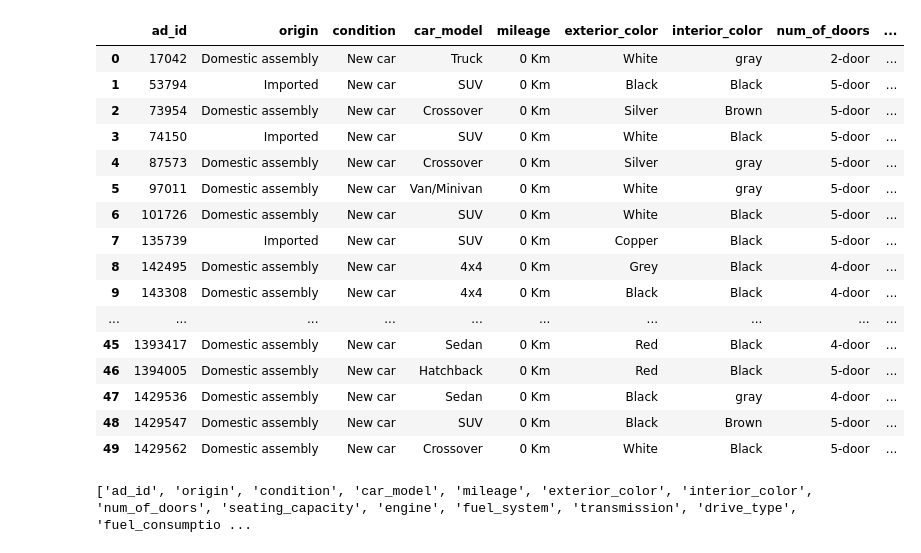
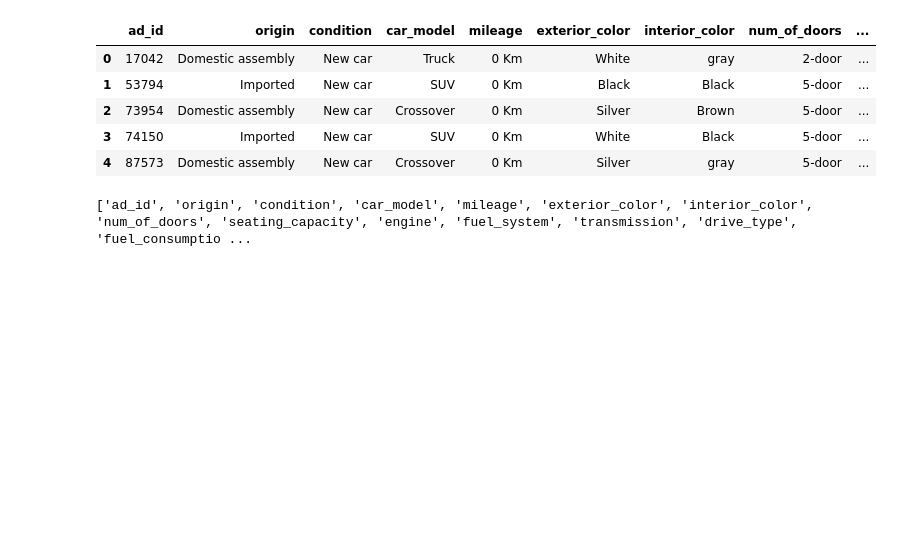
Before and after one commit to Rimanshuu/7008_Data_Vis_Repo, a Jupyter notebook: Assignment1_7008_T2_25.ipynb, the cells around one changed output. Cells and saved outputs as stored; diff of their text form; code cells hidden in the pictures; blank space fills up the shorter version.

```diff
--- a/Assignment1_7008_T2_25.ipynb
+++ b/Assignment1_7008_T2_25.ipynb
@@ -9,25 +9,14 @@ seller_data = pd.read_csv("./seller_dataset.csv")
 raw_car_data = car_data.copy()
 raw_seller_data = seller_data.copy()
 # %%
-car_data.head(50)
+car_data.head()
 # %% [output]
 |  | ad_id | origin | condition | car_model | mileage | exterior_color | interior_color | num_of_doors | ... |
 | 0 | 17042 | Domestic assembly | New car | Truck | 0 Km | White | gray | 2-door | ... |
 | 1 | 53794 | Imported | New car | SUV | 0 Km | Black | Black | 5-door | ... |
 | 2 | 73954 | Domestic assembly | New car | Crossover | 0 Km | Silver | Brown | 5-door | ... |
 | 3 | 74150 | Imported | New car | SUV | 0 Km | White | Black | 5-door | ... |
 | 4 | 87573 | Domestic assembly | New car | Crossover | 0 Km | Silver | gray | 5-door | ... |
-| 5 | 97011 | Domestic assembly | New car | Van/Minivan | 0 Km | White | gray | 5-door | ... |
-| 6 | 101726 | Domestic assembly | New car | SUV | 0 Km | White | Black | 5-door | ... |
-| 7 | 135739 | Imported | New car | SUV | 0 Km | Copper | Black | 5-door | ... |
-| 8 | 142495 | Domestic assembly | New car | 4x4 | 0 Km | Grey | Black | 4-door | ... |
-| 9 | 143308 | Domestic assembly | New car | 4x4 | 0 Km | Black | Black | 4-door | ... |
-| ... | ... | ... | ... | ... | ... | ... | ... | ... | ... |
-| 45 | 1393417 | Domestic assembly | New car | Sedan | 0 Km | Red | Black | 4-door | ... |
-| 46 | 1394005 | Domestic assembly | New car | Hatchback | 0 Km | Red | Black | 5-door | ... |
-| 47 | 1429536 | Domestic assembly | New car | Sedan | 0 Km | Black | gray | 4-door | ... |
-| 48 | 1429547 | Domestic assembly | New car | SUV | 0 Km | Black | Brown | 5-door | ... |
-| 49 | 1429562 | Domestic assembly | New car | Crossover | 0 Km | White | Black | 5-door | ... |
 # %%
 print(car_data.columns.tolist())
 # %% [output]
```
Also changed, not shown: parts of 10 cells of this notebook, 2 other files.
